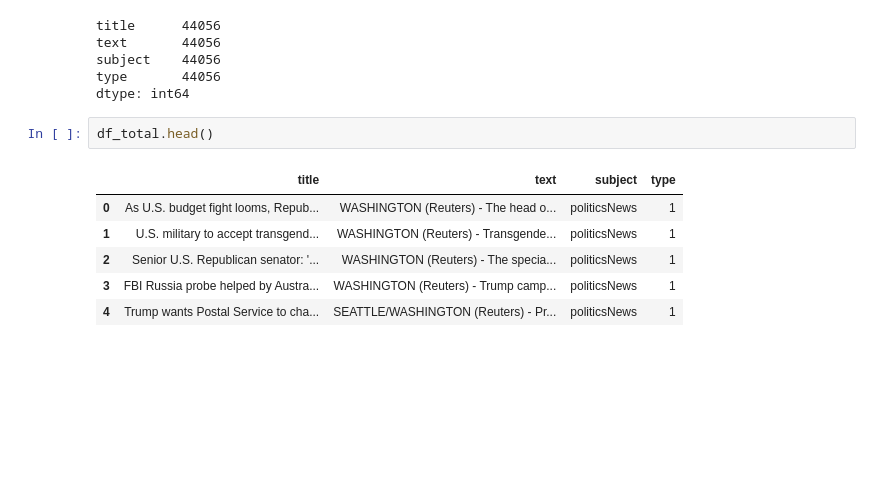
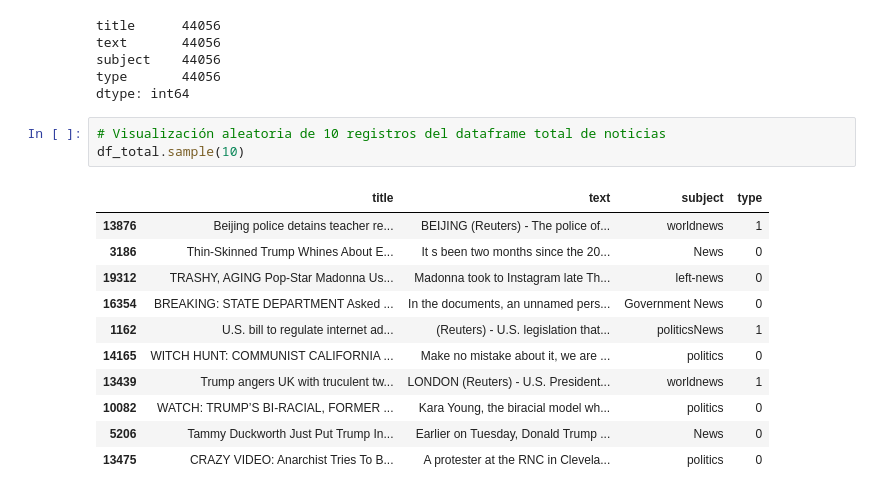
Before and after one commit to mkruiz/ProyectoUNAL, a Jupyter notebook: scripts/preprocessing/preprocessing.ipynb, the cells around one changed output. Saved outputs shown, nothing was run; the diff lists cells and outputs as text; blank space fills up the shorter version.

```diff
--- a/scripts/preprocessing/preprocessing.ipynb
+++ b/scripts/preprocessing/preprocessing.ipynb
@@ -238,12 +238,18 @@ text       44056
 subject    44056
 type       44056
 dtype: int64
-# %%
-df_total.head()
-# %% [output]
-|  | title | text | subject | type |
-| 0 | As U.S. budget fight looms, Repub... | WASHINGTON (Reuters) - The head o... | politicsNews | 1 |
-| 1 | U.S. military to accept transgend... | WASHINGTON (Reuters) - Transgende... | politicsNews | 1 |
-| 2 | Senior U.S. Republican senator: '... | WASHINGTON (Reuters) - The specia... | politicsNews | 1 |
-| 3 | FBI Russia probe helped by Austra... | WASHINGTON (Reuters) - Trump camp... | politicsNews | 1 |
-| 4 | Trump wants Postal Service to cha... | SEATTLE/WASHINGTON (Reuters) - Pr... | politicsNews | 1 |
+# %%
+# Visualización aleatoria de 10 registros del dataframe total de noticias
+df_total.sample(10)
+# %% [output]
+|  | title | text | subject | type |
+| 13876 | Beijing police detains teacher re... | BEIJING (Reuters) - The police of... | worldnews | 1 |
+| 3186 | Thin-Skinned Trump Whines About E... | It s been two months since the 20... | News | 0 |
+| 19312 | TRASHY, AGING Pop-Star Madonna Us... | Madonna took to Instagram late Th... | left-news | 0 |
+| 16354 | BREAKING: STATE DEPARTMENT Asked ... | In the documents, an unnamed pers... | Government News | 0 |
+| 1162 | U.S. bill to regulate internet ad... | (Reuters) - U.S. legislation that... | politicsNews | 1 |
+| 14165 | WITCH HUNT: COMMUNIST CALIFORNIA ... | Make no mistake about it, we are ... | politics | 0 |
+| 13439 | Trump angers UK with truculent tw... | LONDON (Reuters) - U.S. President... | worldnews | 1 |
+| 10082 | WATCH: TRUMP’S BI-RACIAL, FORMER ... | Kara Young, the biracial model wh... | politics | 0 |
+| 5206 | Tammy Duckworth Just Put Trump In... | Earlier on Tuesday, Donald Trump ... | News | 0 |
+| 13475 | CRAZY VIDEO: Anarchist Tries To B... | A protester at the RNC in Clevela... | politics | 0 |
```
Also changed, not shown: parts of 1 cell of this notebook, 1 other file.
